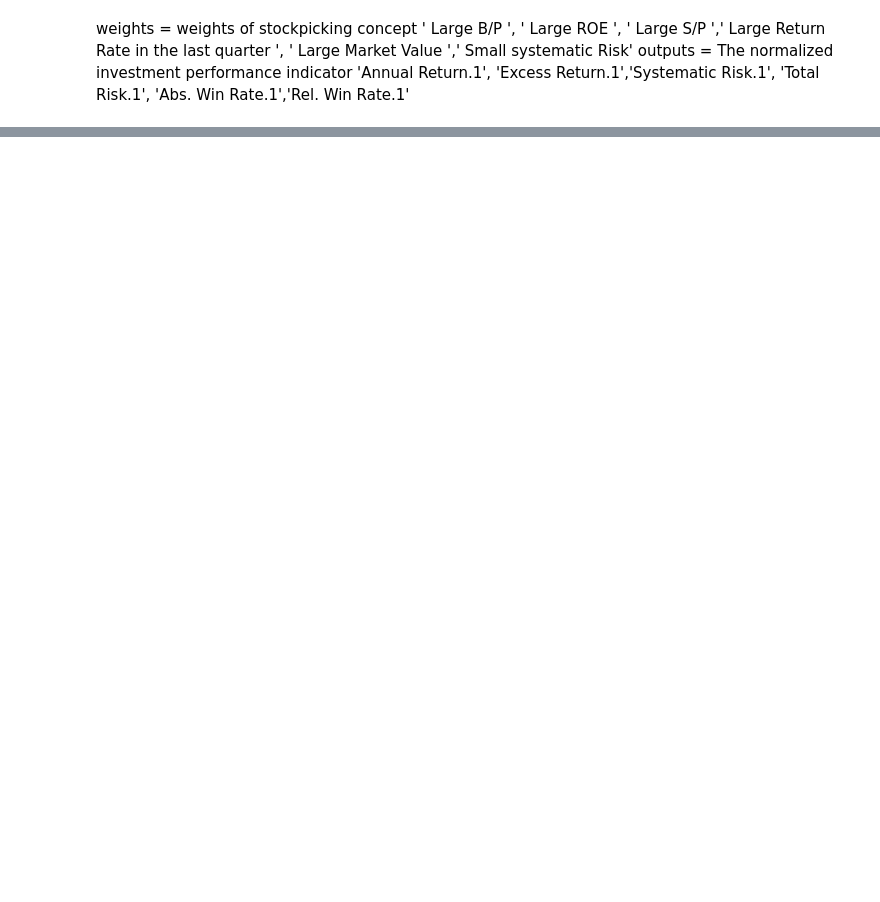
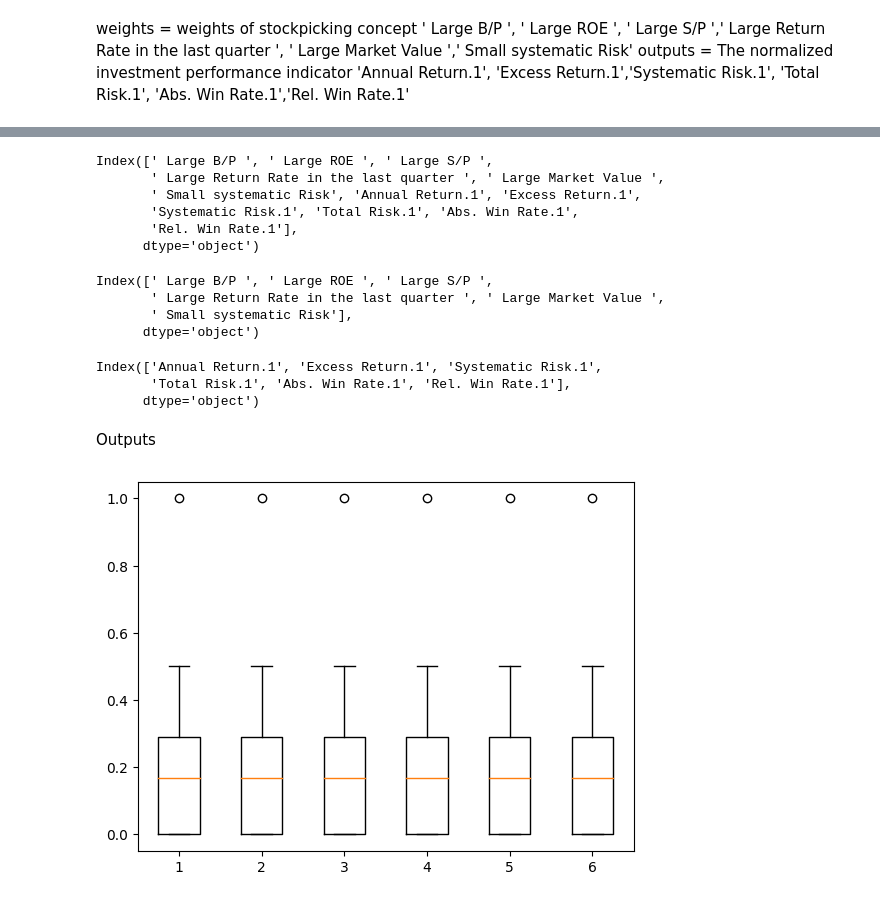
Before and after one commit to JaswanthKrishnaE/Stock-portfolio-analysis-using-multivariate-linear-regression, a Jupyter notebook: EDA.ipynb, the cells around one changed output, grey strips where cells are left out. Drawn from its saved outputs; the diff is of its cells as text; code cells hidden in the pictures; blank space fills up the shorter version.

```diff
--- a/EDA.ipynb
+++ b/EDA.ipynb
@@ -95,0 +42,2 @@ NameError: name 'data' is not defined
+# %%
+df = pd.read_excel(csvFile,"all period",skiprows=[0],usecols = [1,2,3,4,5,6,13,14,15,16,17,18])
@@ -95,0 +53,31 @@ NameError: name 'data' is not defined
+# %%
+df.columns
+# %% [output]
+Index([' Large B/P ', ' Large ROE ', ' Large S/P ',
+       ' Large Return Rate in the last quarter ', ' Large Market Value ',
+       ' Small systematic Risk', 'Annual Return.1', 'Excess Return.1',
+       'Systematic Risk.1', 'Total Risk.1', 'Abs. Win Rate.1',
+       'Rel. Win Rate.1'],
+      dtype='object')
+# %%
+weights = df.columns[:6]
+print(weights)
+# %% [output]
+Index([' Large B/P ', ' Large ROE ', ' Large S/P ',
+       ' Large Return Rate in the last quarter ', ' Large Market Value ',
+       ' Small systematic Risk'],
+      dtype='object')
+# %%
+outputs = df.columns[-6:]
+print(outputs)
+# %% [output]
+Index(['Annual Return.1', 'Excess Return.1', 'Systematic Risk.1',
+       'Total Risk.1', 'Abs. Win Rate.1', 'Rel. Win Rate.1'],
+      dtype='object')
+# %% [markdown]
+Outputs
+# %%
+plt.boxplot(df.iloc[:,:6])
+plt.show()
+# %% [output]
+[figure, added]
```
Also changed, not shown: parts of 75 cells of this notebook, 1 other file.
